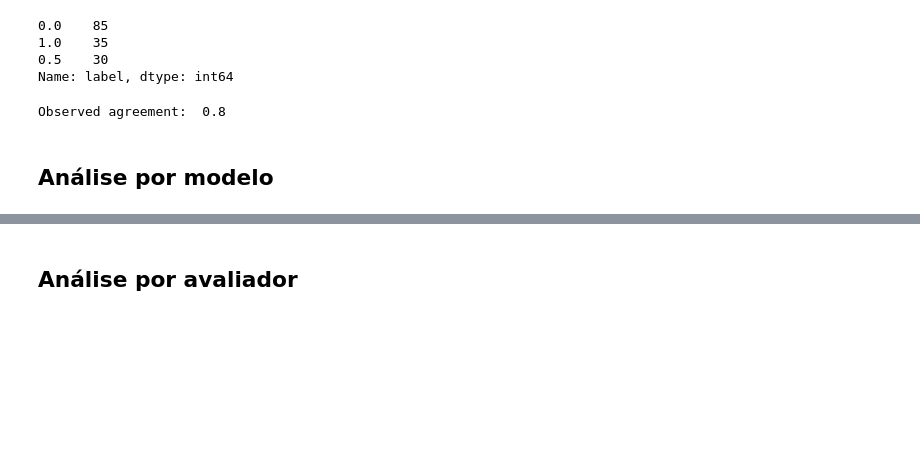
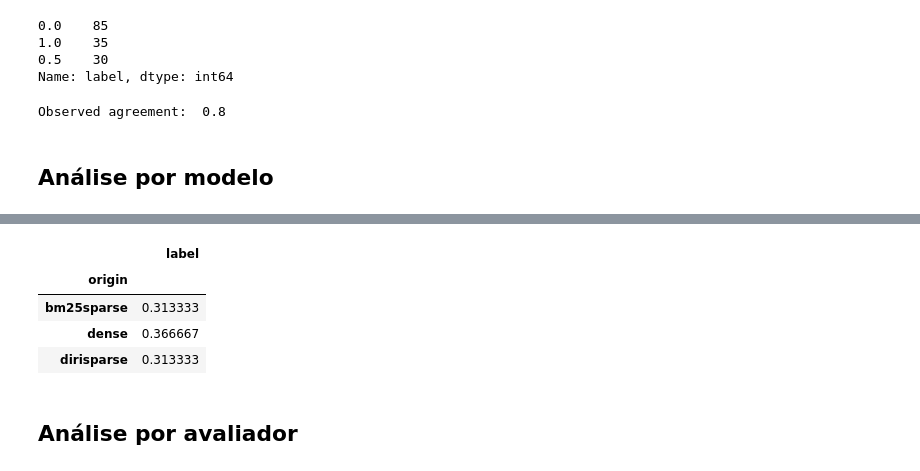
Before and after one commit to MPMG-DCC-UFMG/M05, a Jupyter notebook: notebooks/feedback_analysis.ipynb, the cells around one changed output, grey strips where cells are left out. Saved outputs shown, nothing was run; the diff lists cells and outputs as text; code cells hidden in the pictures; blank space fills up the shorter version.

```diff
--- a/notebooks/feedback_analysis.ipynb
+++ b/notebooks/feedback_analysis.ipynb
@@ -122,2 +153,10 @@ Observed agreement:  0.8
+# %%
+original_feedbacks.groupby("origin")["label"].mean().to_frame()
+# %% [output]
+|  | label |
+| origin |  |
+| bm25sparse | 0.313333 |
+| dense | 0.366667 |
+| dirisparse | 0.313333 |
 # %% [markdown]
 ## Análise por avaliador
```
Also changed, not shown: parts of 33 cells of this notebook.
